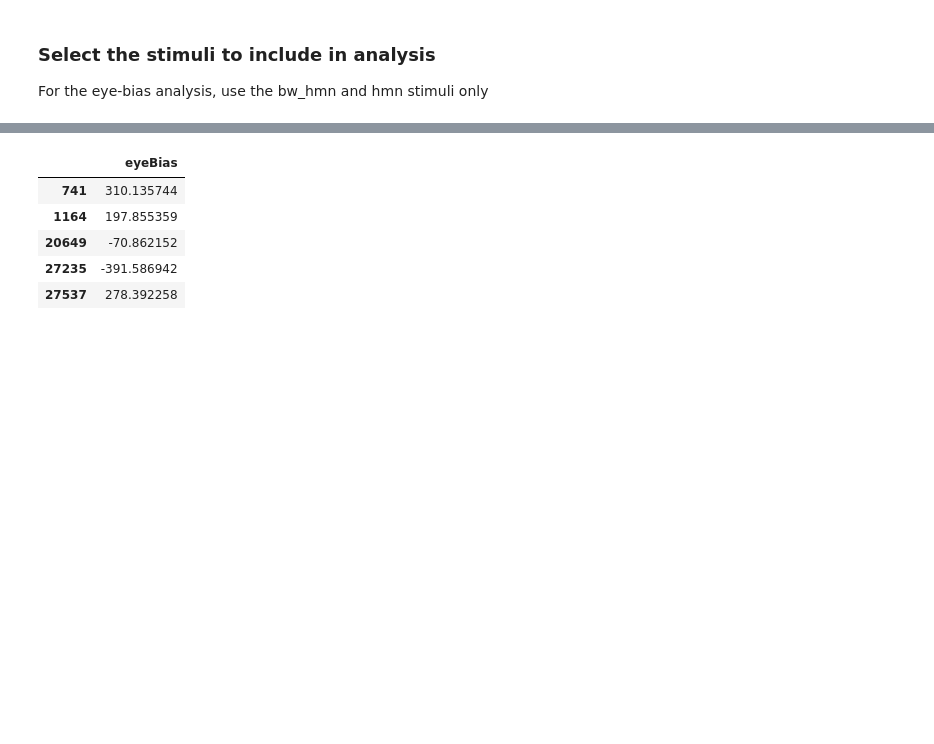
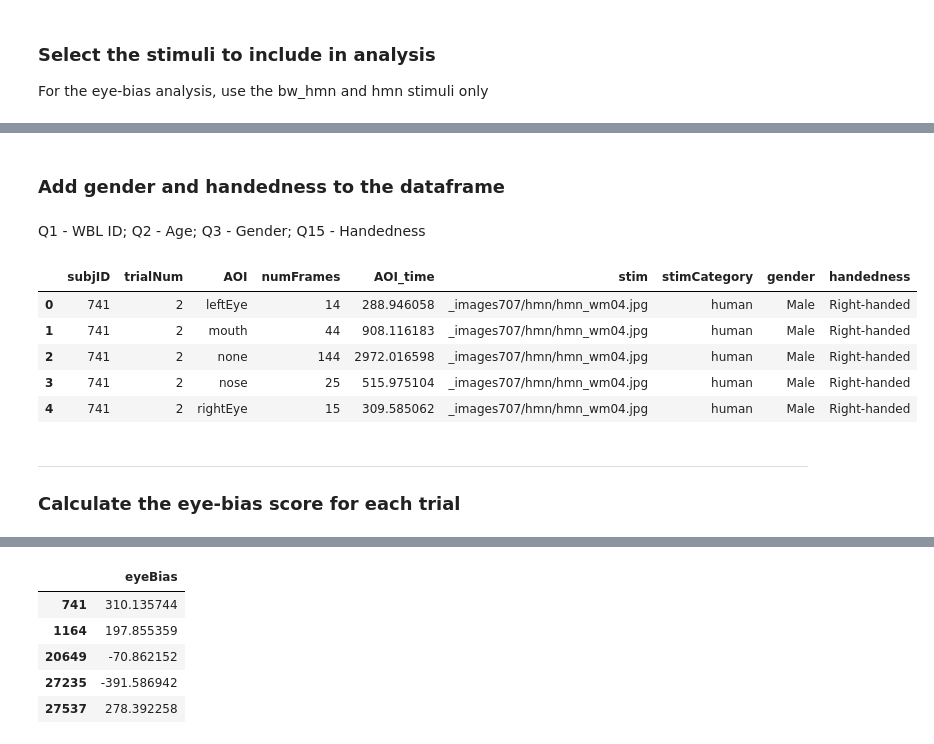
Before and after one commit to jeffmacinnes/cursorTracking, a Jupyter notebook: analysis/eyeBias/eyeBias_analysis.ipynb, the cells around one changed output, grey strips where cells are left out. Saved outputs shown, nothing was run; the diff lists cells and outputs as text; code cells hidden in the pictures; blank space fills up the shorter version.

```diff
--- a/analysis/eyeBias/eyeBias_analysis.ipynb
+++ b/analysis/eyeBias/eyeBias_analysis.ipynb
@@ -64,0 +123,5 @@ would return 1125ms spent on 'leftEye' for that trial. For every trial, the eye-
+# %%
+# basic cleanup and reformatting
+df_byAOIs = ptsPerAOI.copy()
+df_byAOIs = df_byAOIs.rename(columns={'ts':'numFrames'})
+df_byAOIs.head()
@@ -64,0 +135,14 @@ would return 1125ms spent on 'leftEye' for that trial. For every trial, the eye-
+# %%
+# ok, now relabel the rows with stim names and stim categories
+def labelStim(row):
+    thisStim = df[(df.subjID == row['subjID']) & (df.trialNum == row['trialNum'])].iloc[0].stim
+    return thisStim
+
+def labelCategory(row):
+    thisCategory = df[(df.subjID == row['subjID']) & (df.trialNum == row['trialNum'])].iloc[0].stimCategory
+    return thisCategory
+# %%
+df_byAOIs['stim'] = df_byAOIs.apply(labelStim, axis=1)
+df_byAOIs['stimCategory'] = df_byAOIs.apply(labelCategory, axis=1)
+
+df_byAOIs.head()
@@ -64,0 +156,2 @@ would return 1125ms spent on 'leftEye' for that trial. For every trial, the eye-
+# %% [markdown]
+### Add gender and handedness to the dataframe
@@ -64,0 +160,5 @@ would return 1125ms spent on 'leftEye' for that trial. For every trial, the eye-
+# %% [markdown]
+Q1 - WBL ID;
+Q2 - Age;
+Q3 - Gender;
+Q15 - Handedness
@@ -64,0 +167,34 @@ would return 1125ms spent on 'leftEye' for that trial. For every trial, the eye-
+# %%
+def labelGender(row):
+    "find the gender based on subjID"
+    subjID = str(row['subjID']) # get the subjID
+
+    # grab the row with the subject's demographic data
+    subj_dem = dem_data[dem_data.Q1.str.find(subjID) == 0]
+
+    return subj_dem.Q3.values[0]
+
+
+def labelHandedness(row):
+    "find the handedness based on subjID"
+    subjID = str(row['subjID']) # get the subjID
+
+    # grab the row with the subject's demographic data
+    subj_dem = dem_data[dem_data.Q1.str.find(subjID) == 0]
+
+    return subj_dem.Q15.values[0]
+# %%
+df_byAOIs['gender'] = df_byAOIs.apply(labelGender, axis=1)
+df_byAOIs['handedness'] = df_byAOIs.apply(labelHandedness, axis=1)
+
+df_byAOIs.head()
+# %% [output]
+|  | subjID | trialNum | AOI | numFrames | AOI_time | stim | stimCategory | gender | handedness |
+| 0 | 741 | 2 | leftEye | 14 | 288.946058 | _images707/hmn/hmn_wm04.jpg | human | Male | Right-handed |
+| 1 | 741 | 2 | mouth | 44 | 908.116183 | _images707/hmn/hmn_wm04.jpg | human | Male | Right-handed |
+| 2 | 741 | 2 | none | 144 | 2972.016598 | _images707/hmn/hmn_wm04.jpg | human | Male | Right-handed |
+| 3 | 741 | 2 | nose | 25 | 515.975104 | _images707/hmn/hmn_wm04.jpg | human | Male | Right-handed |
+| 4 | 741 | 2 | rightEye | 15 | 309.585062 | _images707/hmn/hmn_wm04.jpg | human | Male | Right-handed |
+# %% [markdown]
+---
+### Calculate the eye-bias score for each trial
```
Also changed, not shown: parts of 46 cells of this notebook.
